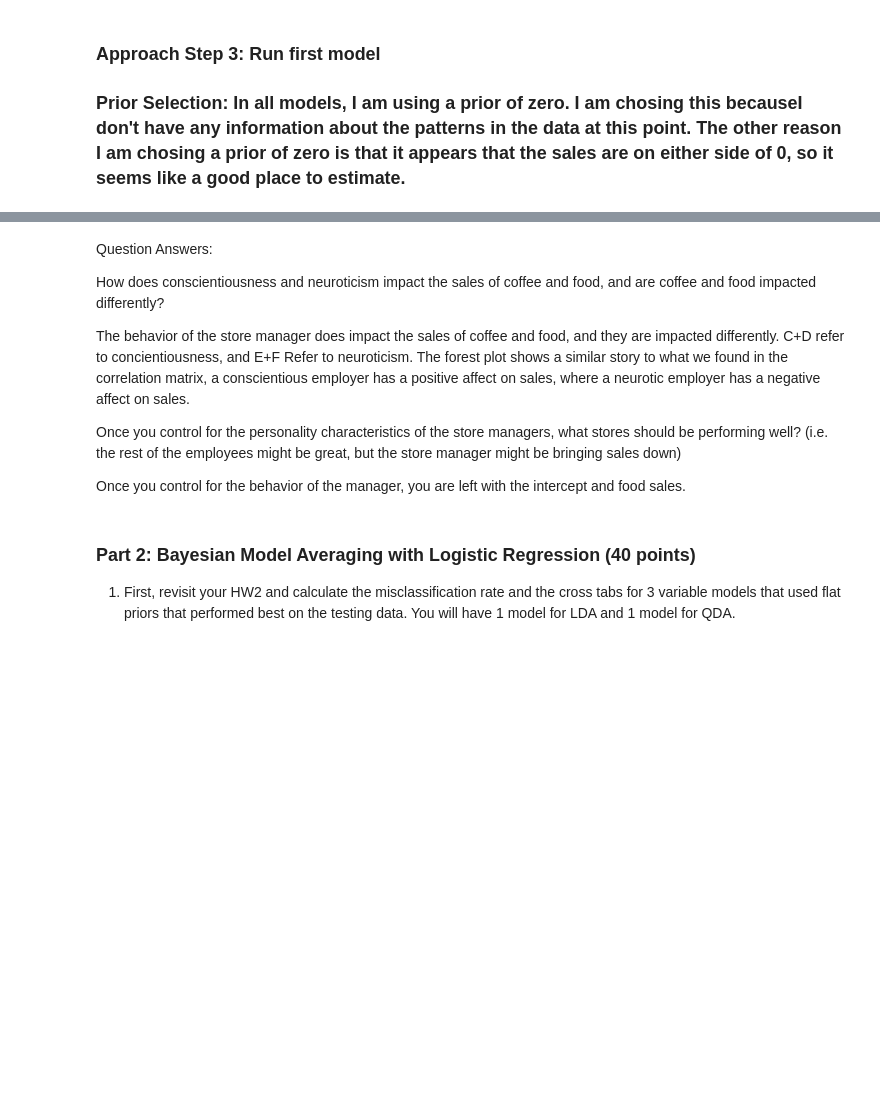
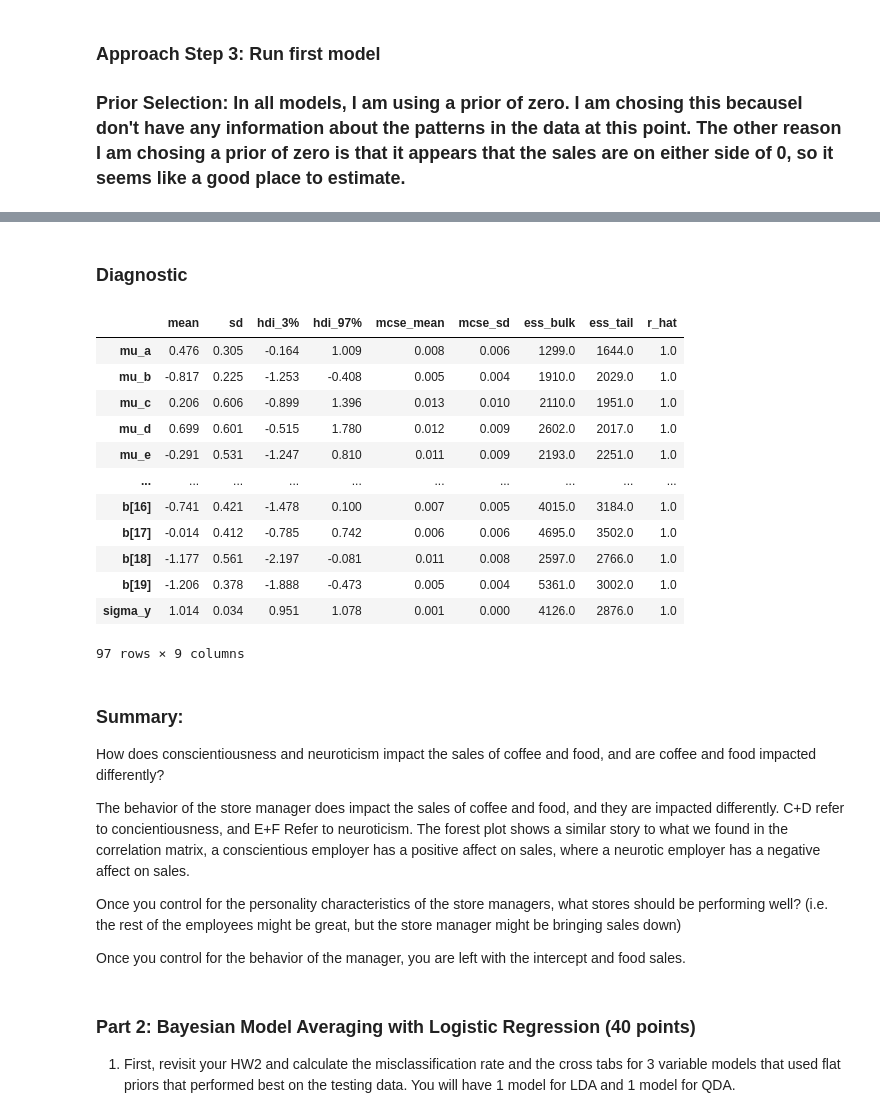
Before and after one commit to LaurenBassett/ds6040, a Jupyter notebook: Homework4/Homework4_Bassett.ipynb, the cells around one changed output, grey strips where cells are left out. Saved outputs shown, nothing was run; the diff lists cells and outputs as text; code cells hidden in the pictures; blank space fills up the shorter version.

```diff
--- a/Homework4/Homework4_Bassett.ipynb
+++ b/Homework4/Homework4_Bassett.ipynb
@@ -187,5 +182,25 @@ with hierarchical_model:
+# %% [markdown]
+### Diagnostic
+# %%
+with hierarchical_model:
+    diag = pm.summary(hierarchical_trace)
+diag
+# %% [output]
+|  | mean | sd | hdi_3% | hdi_97% | mcse_mean | mcse_sd | ess_bulk | ess_tail | r_hat |
+| mu_a | 0.476 | 0.305 | -0.164 | 1.009 | 0.008 | 0.006 | 1299.0 | 1644.0 | 1.0 |
+| mu_b | -0.817 | 0.225 | -1.253 | -0.408 | 0.005 | 0.004 | 1910.0 | 2029.0 | 1.0 |
+| mu_c | 0.206 | 0.606 | -0.899 | 1.396 | 0.013 | 0.010 | 2110.0 | 1951.0 | 1.0 |
+| mu_d | 0.699 | 0.601 | -0.515 | 1.780 | 0.012 | 0.009 | 2602.0 | 2017.0 | 1.0 |
+| mu_e | -0.291 | 0.531 | -1.247 | 0.810 | 0.011 | 0.009 | 2193.0 | 2251.0 | 1.0 |
+| ... | ... | ... | ... | ... | ... | ... | ... | ... | ... |
+| b[16] | -0.741 | 0.421 | -1.478 | 0.100 | 0.007 | 0.005 | 4015.0 | 3184.0 | 1.0 |
+| b[17] | -0.014 | 0.412 | -0.785 | 0.742 | 0.006 | 0.006 | 4695.0 | 3502.0 | 1.0 |
+| b[18] | -1.177 | 0.561 | -2.197 | -0.081 | 0.011 | 0.008 | 2597.0 | 2766.0 | 1.0 |
+| b[19] | -1.206 | 0.378 | -1.888 | -0.473 | 0.005 | 0.004 | 5361.0 | 3002.0 | 1.0 |
+| sigma_y | 1.014 | 0.034 | 0.951 | 1.078 | 0.001 | 0.000 | 4126.0 | 2876.0 | 1.0 |
+97 rows × 9 columns
 # %% [markdown]
-Question Answers:
+### Summary:
 
 How does conscientiousness and neuroticism impact the sales of coffee and food, and are coffee and food impacted differently?
 
```
Also changed, not shown: parts of 10 cells of this notebook, 2 other files.
